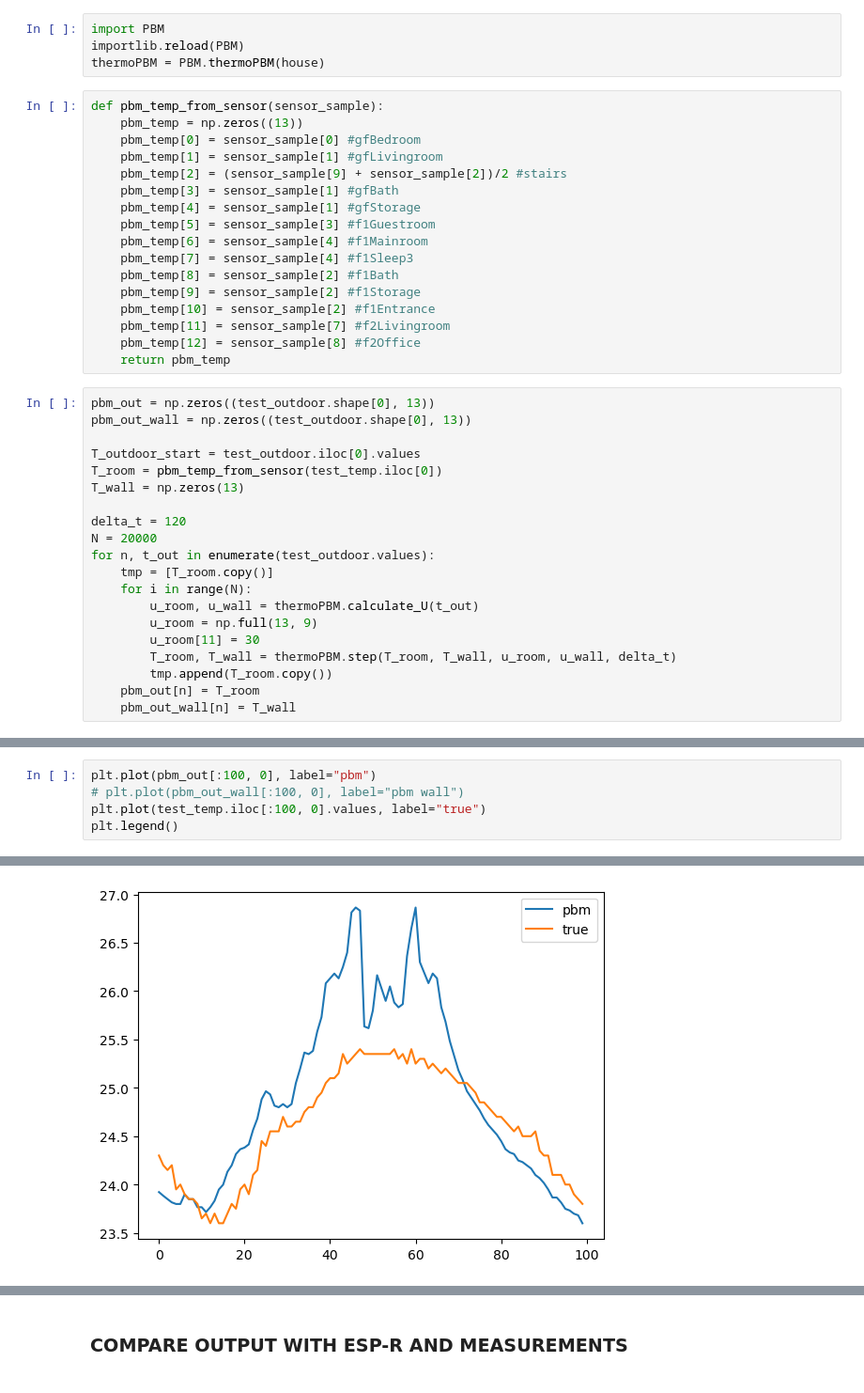
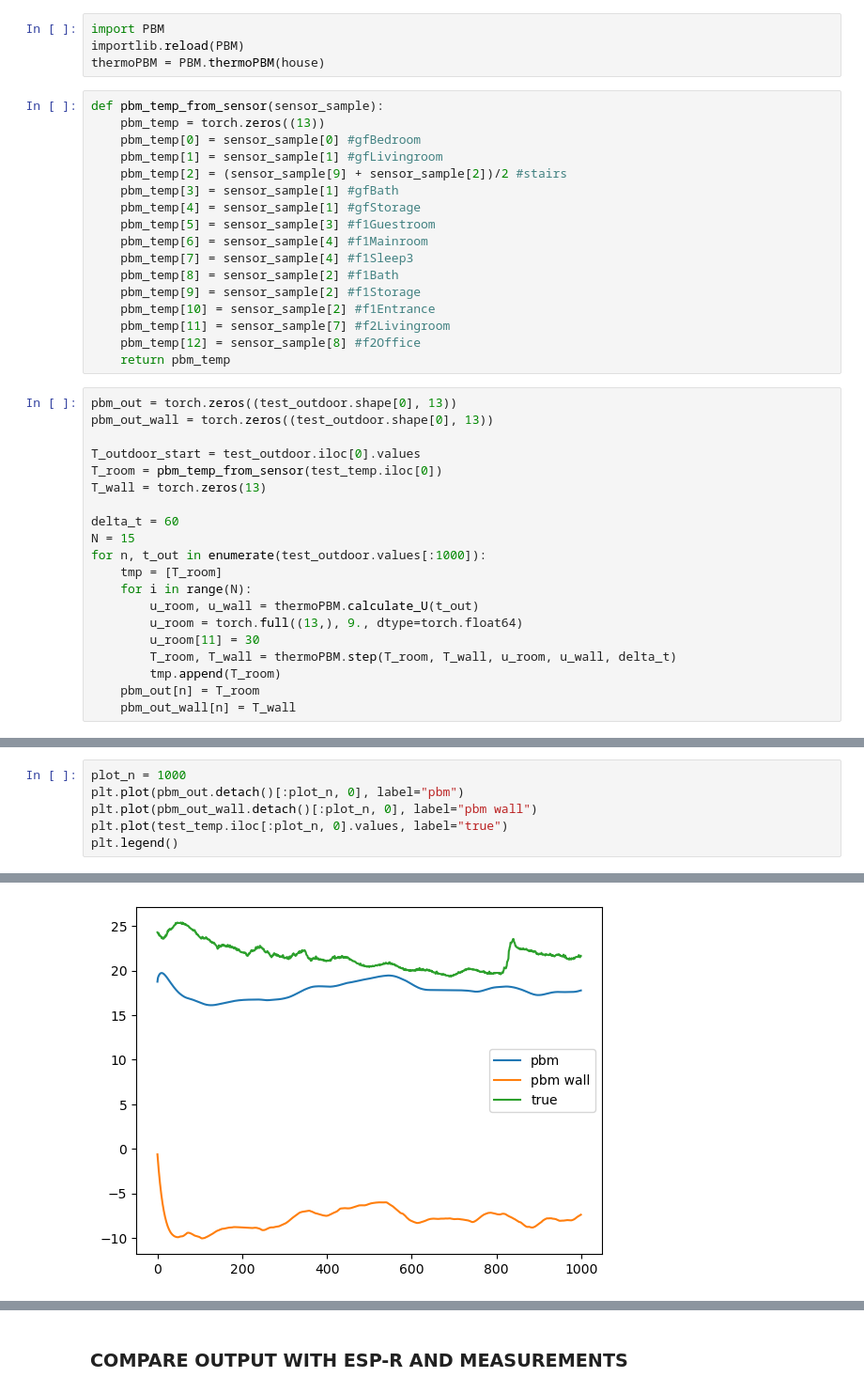
Before and after one commit to henrikhestnes/Master, a Jupyter notebook: HAM/PBM.ipynb, the cells around one changed output, grey strips where cells are left out. Shown at 94% size. Drawn from its saved outputs; the diff is of its cells as text.

```diff
--- a/HAM/PBM.ipynb
+++ b/HAM/PBM.ipynb
@@ -231,7 +231,7 @@ importlib.reload(PBM)
 thermoPBM = PBM.thermoPBM(house)
 # %%
 def pbm_temp_from_sensor(sensor_sample):
-    pbm_temp = np.zeros((13))
+    pbm_temp = torch.zeros((13))
     pbm_temp[0] = sensor_sample[0] #gfBedroom
     pbm_temp[1] = sensor_sample[1] #gfLivingroom
     pbm_temp[2] = (sensor_sample[9] + sensor_sample[2])/2 #stairs
@@ -247,22 +247,22 @@ def pbm_temp_from_sensor(sensor_sample):
     pbm_temp[12] = sensor_sample[8] #f2Office
     return pbm_temp
 # %%
-pbm_out = np.zeros((test_outdoor.shape[0], 13))
-pbm_out_wall = np.zeros((test_outdoor.shape[0], 13))
+pbm_out = torch.zeros((test_outdoor.shape[0], 13))
+pbm_out_wall = torch.zeros((test_outdoor.shape[0], 13))
 
 T_outdoor_start = test_outdoor.iloc[0].values
 T_room = pbm_temp_from_sensor(test_temp.iloc[0])
-T_wall = np.zeros(13)
+T_wall = torch.zeros(13)
 
-delta_t = 120
-N = 20000
-for n, t_out in enumerate(test_outdoor.values):
-    tmp = [T_room.copy()]
+delta_t = 60
+N = 15
+for n, t_out in enumerate(test_outdoor.values[:1000]):
+    tmp = [T_room]
     for i in range(N):
         u_room, u_wall = thermoPBM.calculate_U(t_out)
-        u_room = np.full(13, 9)
+        u_room = torch.full((13,), 9., dtype=torch.float64)
         u_room[11] = 30
         T_room, T_wall = thermoPBM.step(T_room, T_wall, u_room, u_wall, delta_t)
-        tmp.append(T_room.copy())
+        tmp.append(T_room)
     pbm_out[n] = T_room
     pbm_out_wall[n] = T_wall
@@ -275,8 +269,9 @@ plt.plot(tmp[:, 3])
 # %%
-plt.plot(pbm_out[:100, 0], label="pbm")
-# plt.plot(pbm_out_wall[:100, 0], label="pbm wall")
-plt.plot(test_temp.iloc[:100, 0].values, label="true")
+plot_n = 1000
+plt.plot(pbm_out.detach()[:plot_n, 0], label="pbm")
+plt.plot(pbm_out_wall.detach()[:plot_n, 0], label="pbm wall")
+plt.plot(test_temp.iloc[:plot_n, 0].values, label="true")
 plt.legend()
 # %% [output]
 <matplotlib.legend.Legend at 0x...>
-[figure, old version]
+[figure, new version]
```
Also changed, not shown: parts of 3 cells of this notebook, 4 other files.
